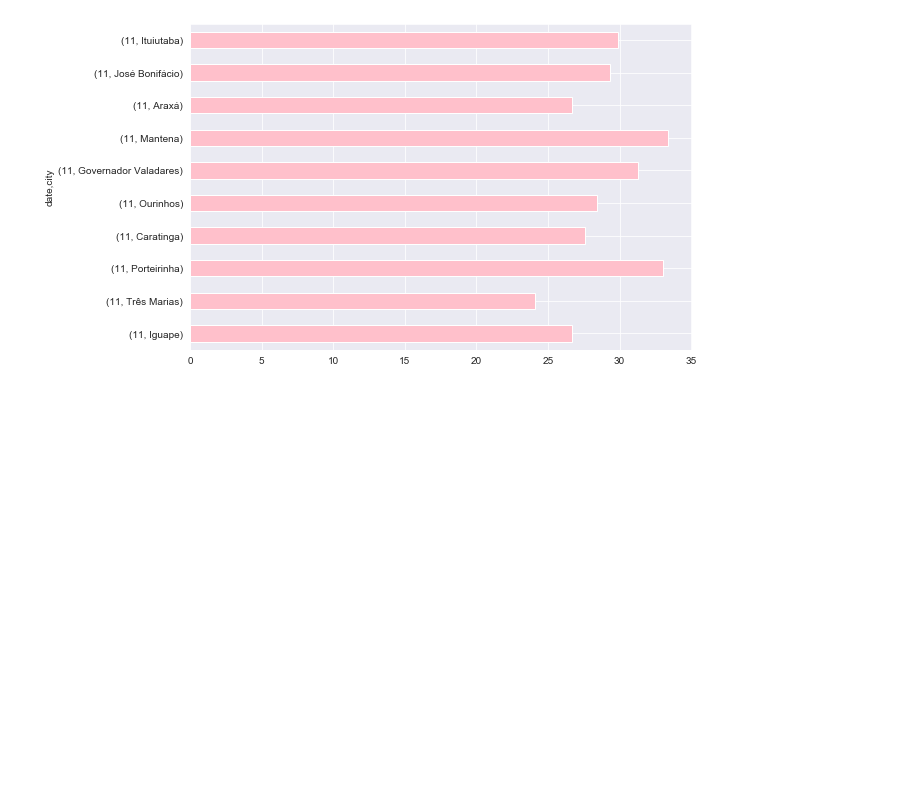
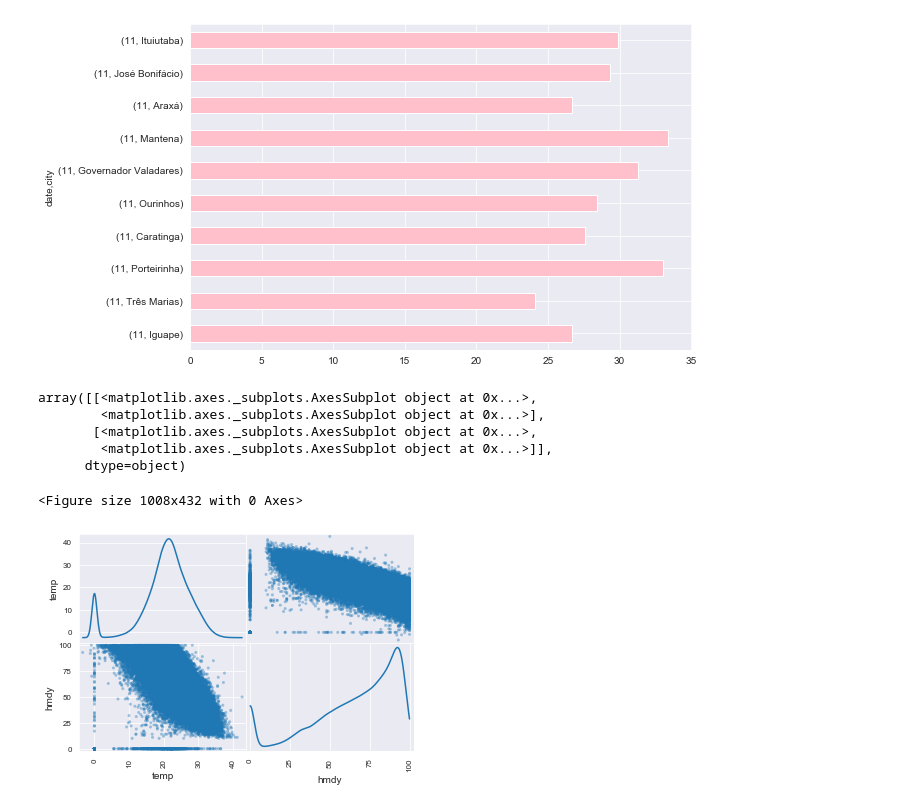
Before and after one commit to ducnguyen4993/Hourly-Weather-Surface---Brazil-Southeast-region-Data-Analysis, a Jupyter notebook: weather data analysis.ipynb, the cells around one changed output. Saved outputs shown, nothing was run; the diff lists cells and outputs as text; code cells hidden in the pictures; blank space fills up the shorter version.

```diff
--- a/weather data analysis.ipynb
+++ b/weather data analysis.ipynb
@@ -783,3 +785,14 @@ Coldest city in 11-2010 is: date  city
 11    Petrópolis    15.6
 dtype: float64
 [figure]
+# %%
+plt.figure(figsize=(14,6))
+scatter_matrix(sample_df[['temp','hmdy']],alpha=0.4,diagonal='kde')
+# %% [output]
+array([[<matplotlib.axes._subplots.AxesSubplot object at 0x...>,
+        <matplotlib.axes._subplots.AxesSubplot object at 0x...>],
+       [<matplotlib.axes._subplots.AxesSubplot object at 0x...>,
+        <matplotlib.axes._subplots.AxesSubplot object at 0x...>]],
+      dtype=object)
+<Figure size 1008x432 with 0 Axes>
+[figure, added]
```
Also changed, not shown: parts of 2 cells of this notebook.
